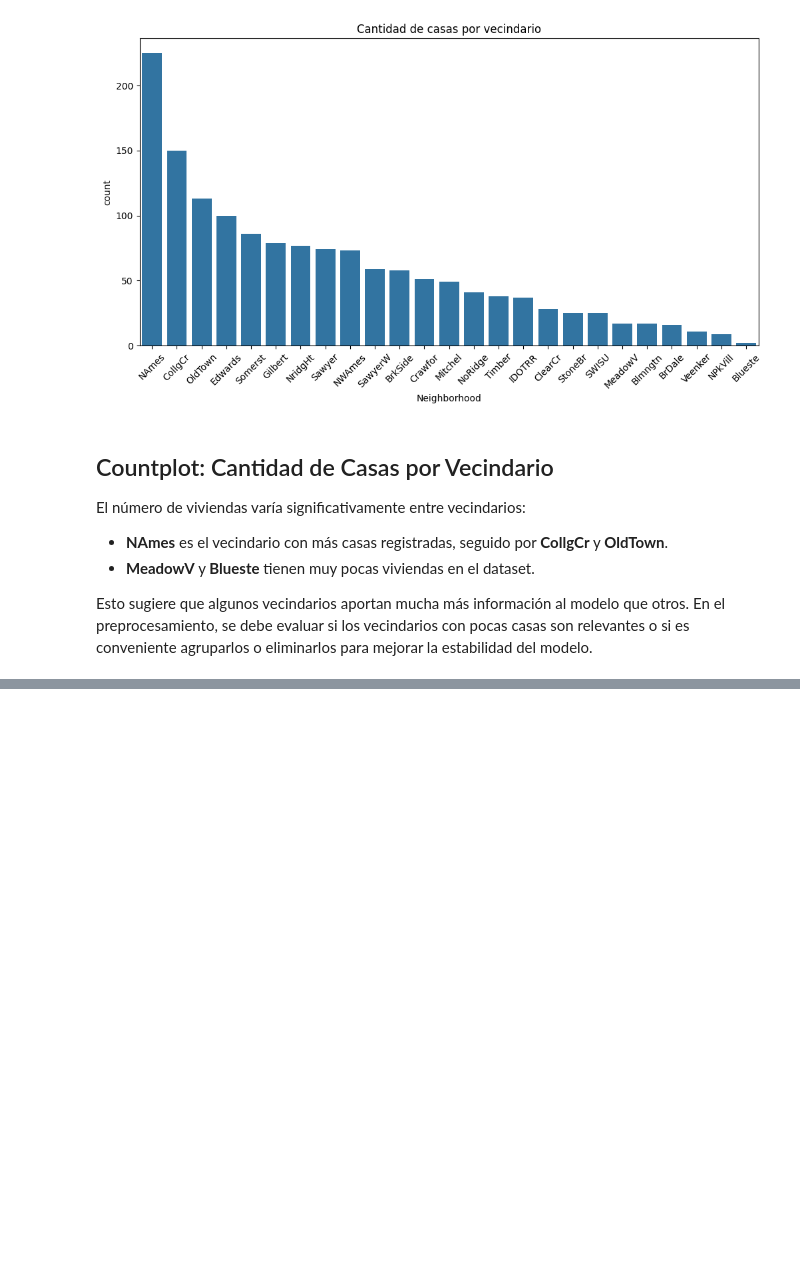
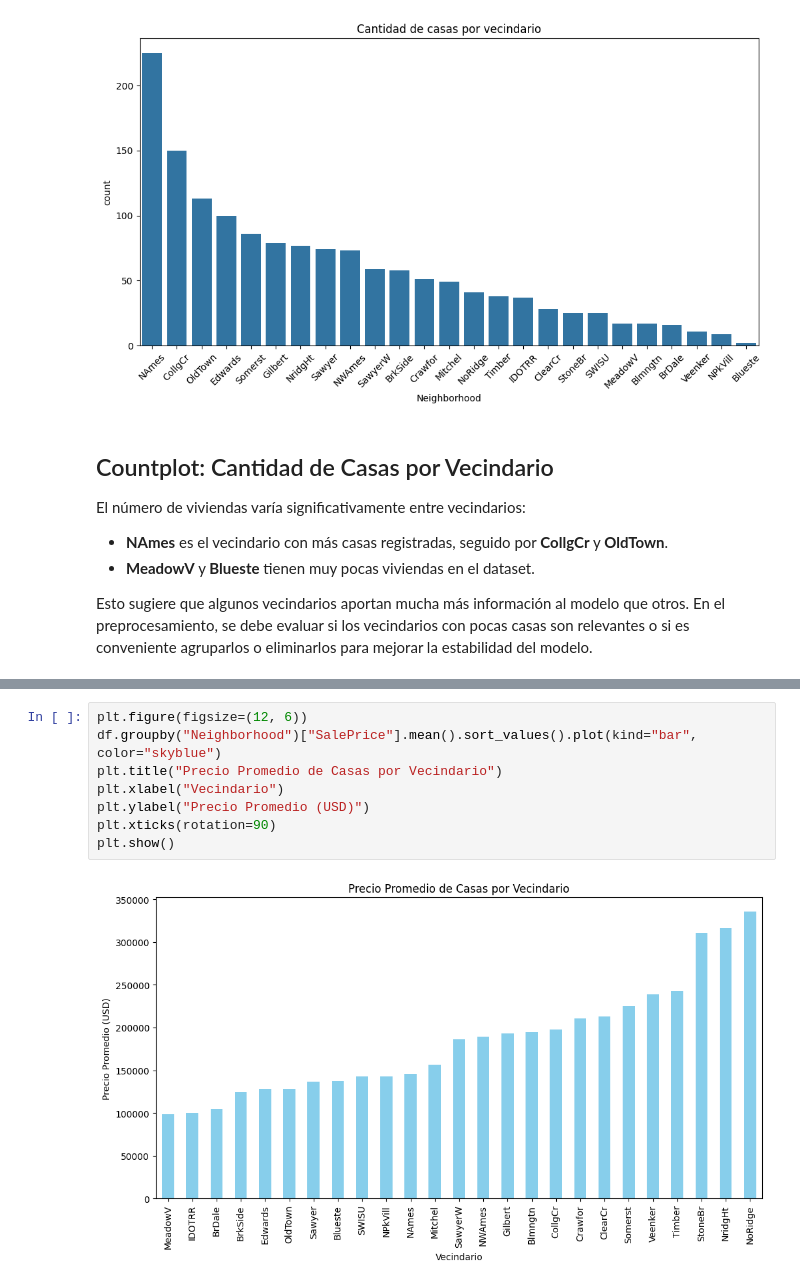
Before and after one commit to DiederichSolis/Proyecto2-Mineria, a Jupyter notebook: Proyecto2.ipynb, the cells around one changed output, grey strips where cells are left out. Drawn from its saved outputs; the diff is of its cells as text; blank space fills up the shorter version.

```diff
--- a/Proyecto2.ipynb
+++ b/Proyecto2.ipynb
@@ -299,0 +377,10 @@ Con esta base de análisis, el siguiente paso será la preparación del dataset
+# %%
+plt.figure(figsize=(12, 6))
+df.groupby("Neighborhood")["SalePrice"].mean().sort_values().plot(kind="bar", color="skyblue")
+plt.title("Precio Promedio de Casas por Vecindario")
+plt.xlabel("Vecindario")
+plt.ylabel("Precio Promedio (USD)")
+plt.xticks(rotation=90)
+plt.show()
+# %% [output]
+[figure, added]
```
Also changed, not shown: parts of 26 cells of this notebook.
